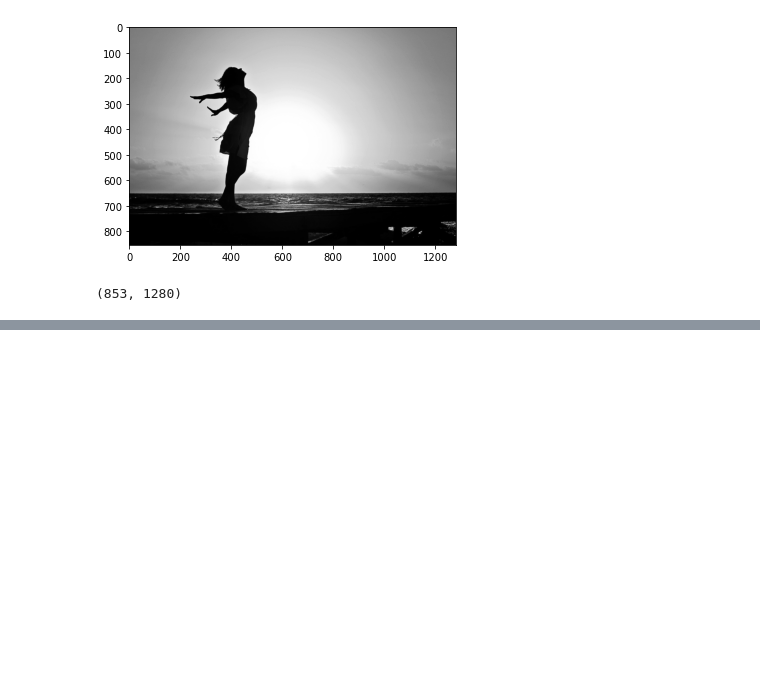
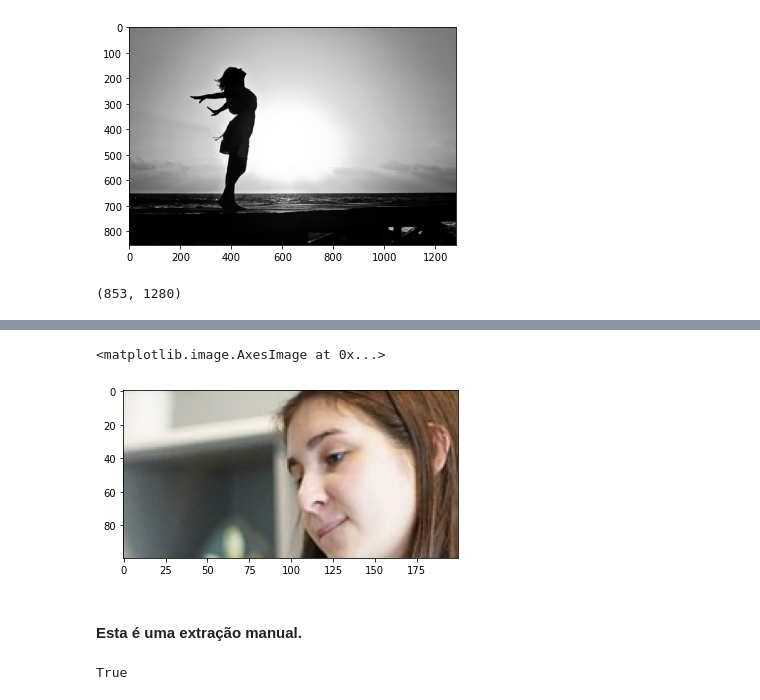
Before and after one commit to silsantos/Image_Classification_Python, a Jupyter notebook: 2_Reconhecimento_facial.ipynb, the cells around one changed output, grey strips where cells are left out. Cells and saved outputs as stored; diff of their text form; code cells hidden in the pictures; blank space fills up the shorter version.

```diff
--- a/2_Reconhecimento_facial.ipynb
+++ b/2_Reconhecimento_facial.ipynb
@@ -61,0 +80,19 @@ imagem_cinza.shape
+# %%
+imagem_roi = imagem[100:200, 1000:1200]
+# %%
+plt.imshow(imagem_roi)
+# %% [output]
+<matplotlib.image.AxesImage at 0x...>
+[figure, added]
+# %% [markdown]
+#### Esta é uma extração manual.
+# %%
+# Para salvar essa extração:
+
+# Converter novamente para BGR:
+imagem_roi_bgr = cv2.cvtColor(imagem_roi, cv2.COLOR_RGB2BGR)
+
+# Salvar a imagem:
+cv2.imwrite('images/imagem_roi_bgr.png', imagem_roi_bgr)
+# %% [output]
+True
```
Also changed, not shown: parts of 15 cells of this notebook.
